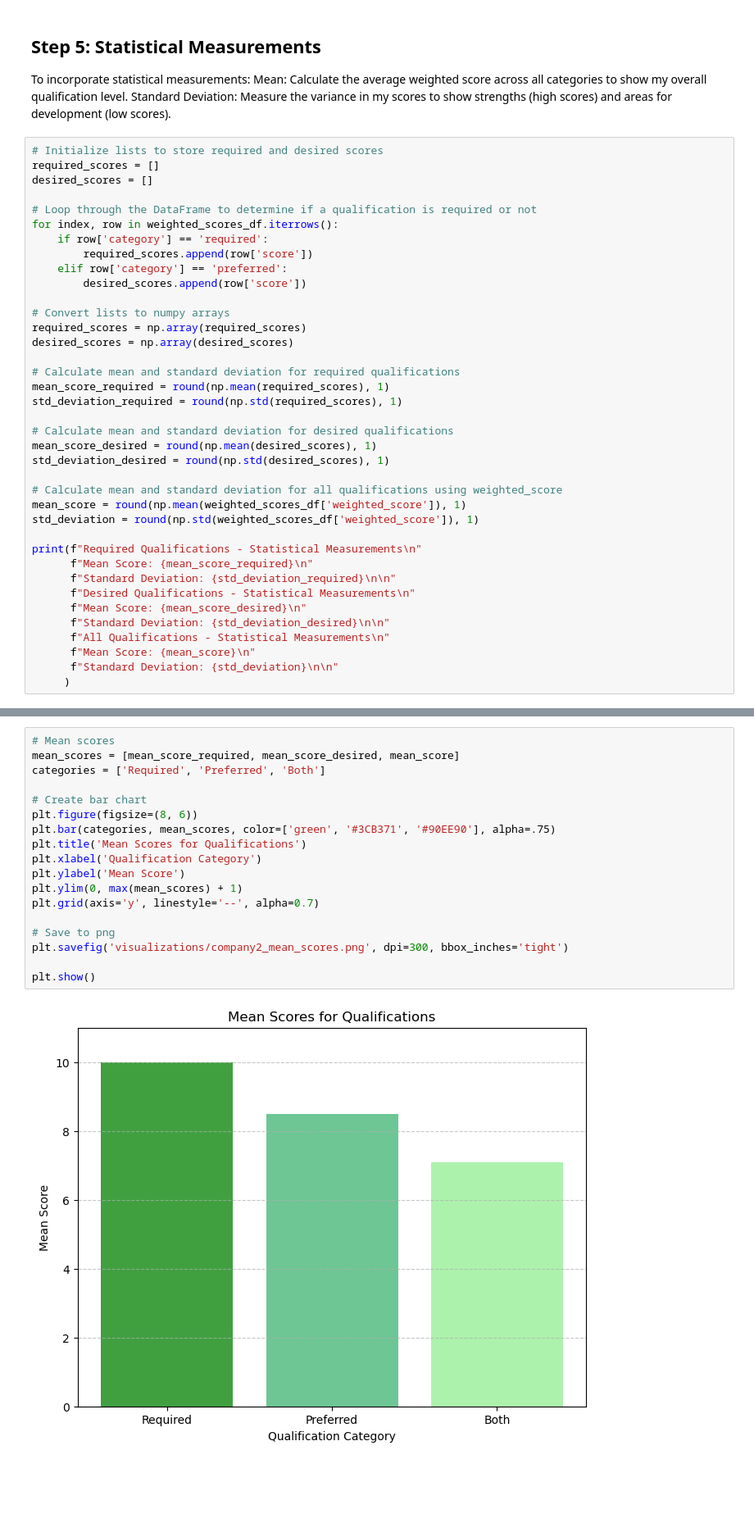
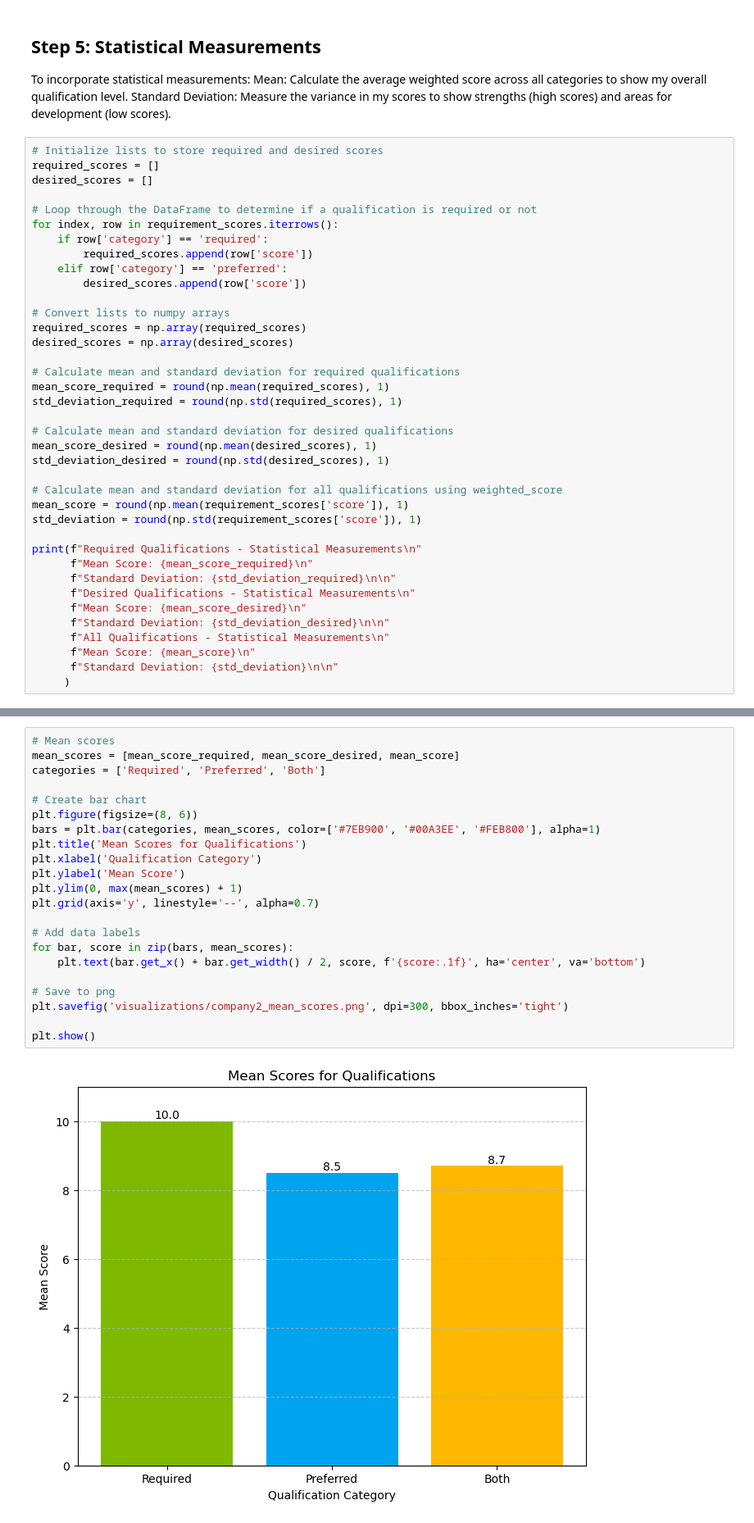
Before and after one commit to deleyeem/job_qualification, a Jupyter notebook: qualification_analysis_v2.ipynb, the cells around one changed output, grey strips where cells are left out. Shown at 82% size. Drawn from its saved outputs; the diff is of its cells as text; blank space fills up the shorter version.

Commit message:
Company 2 analysis: removed weighted scores, updated mean scores, updated bar chart color coding and added data label to bar chart.

```diff
--- a/qualification_analysis_v2.ipynb
+++ b/qualification_analysis_v2.ipynb
@@ -234,7 +176,7 @@ required_scores = []
 desired_scores = []
 
 # Loop through the DataFrame to determine if a qualification is required or not
-for index, row in weighted_scores_df.iterrows():
+for index, row in requirement_scores.iterrows():
     if row['category'] == 'required':
         required_scores.append(row['score'])
     elif row['category'] == 'preferred':
@@ -253,8 +195,8 @@ mean_score_desired = round(np.mean(desired_scores), 1)
 std_deviation_desired = round(np.std(desired_scores), 1)
 
 # Calculate mean and standard deviation for all qualifications using weighted_score
-mean_score = round(np.mean(weighted_scores_df['weighted_score']), 1)
-std_deviation = round(np.std(weighted_scores_df['weighted_score']), 1)
+mean_score = round(np.mean(requirement_scores['score']), 1)
+std_deviation = round(np.std(requirement_scores['score']), 1)
 
 print(f"Required Qualifications - Statistical Measurements\n"
       f"Mean Score: {mean_score_required}\n"
@@ -281,20 +223,24 @@ Standard Deviation: 7.3
 # %%
 # Mean scores
 mean_scores = [mean_score_required, mean_score_desired, mean_score]
 categories = ['Required', 'Preferred', 'Both']
 
 # Create bar chart
 plt.figure(figsize=(8, 6))
-plt.bar(categories, mean_scores, color=['green', '#3CB371', '#90EE90'], alpha=.75)
+bars = plt.bar(categories, mean_scores, color=['#7EB900', '#00A3EE', '#FEB800'], alpha=1)
 plt.title('Mean Scores for Qualifications')
 plt.xlabel('Qualification Category')
 plt.ylabel('Mean Score')
 plt.ylim(0, max(mean_scores) + 1)
 plt.grid(axis='y', linestyle='--', alpha=0.7)
 
+# Add data labels
+for bar, score in zip(bars, mean_scores):
+    plt.text(bar.get_x() + bar.get_width() / 2, score, f'{score:.1f}', ha='center', va='bottom')
+
 # Save to png
 plt.savefig('visualizations/company2_mean_scores.png', dpi=300, bbox_inches='tight')
 
 plt.show()
 # %% [output]
-[figure, old version]
+[figure, new version]
```
Also changed, not shown: parts of 6 cells of this notebook, 1 other file.
